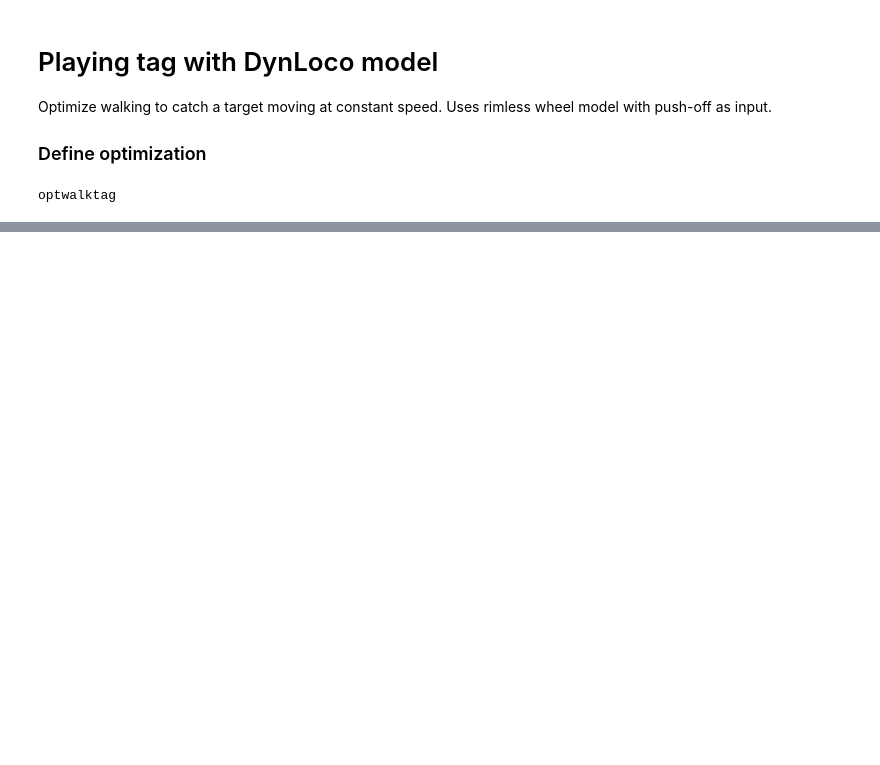
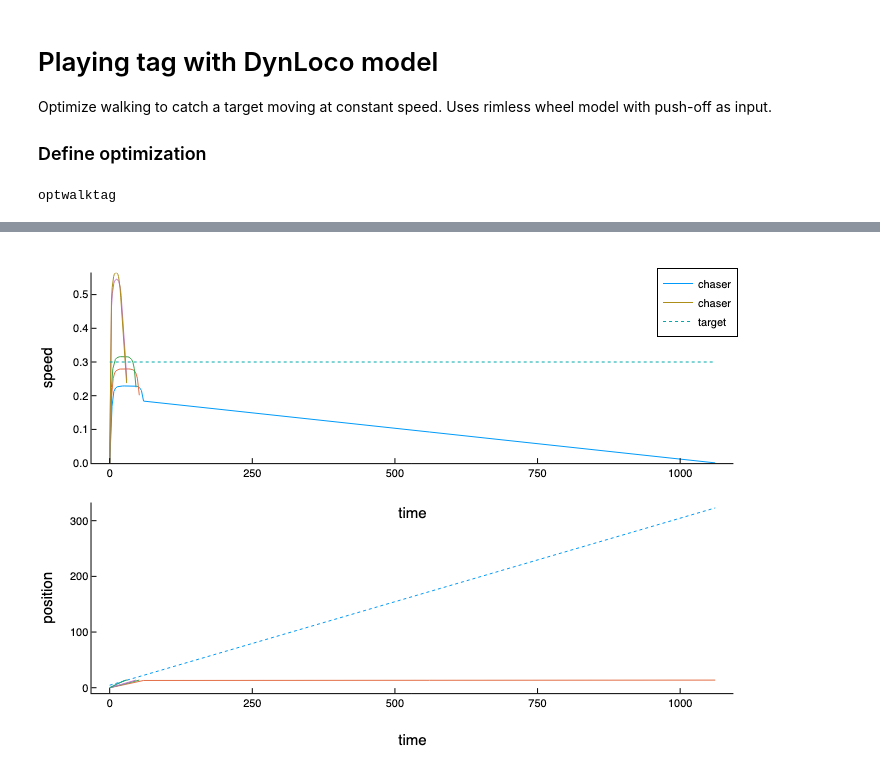
Before and after one commit to kuo-lab/DynLoco, a Jupyter notebook: src/playtag.ipynb, the cells around one changed output, grey strips where cells are left out. Cells and saved outputs as stored; diff of their text form; code cells hidden in the pictures; blank space fills up the shorter version.

```diff
--- a/src/playtag.ipynb
+++ b/src/playtag.ipynb
@@ -94,0 +146,22 @@ plot!(p[2], chasertimes, chaserposns,xlabel="time",ylabel="position")
+# %%
+wstar4 = findgait(WalkRW2l(α=0.35,safety=true), target=:speed=>0.5, varying=:P)
+ctimes = 0.002:0.002:0.01 # cost of time, to encourage hurrying
+cerror = 0.001#.000:0.005:0.02
+targetspeed = 0.3
+targetdist = 4.5
+results = [optwalktag2(wstar4, 20, ctime=ctime, cerror=cerror,targetspeed=targetspeed, targetdist=targetdist)
+    for ctime in ctimes]
+targetpos(t) = targetdist .+ targetspeed.*t
+p = plot(layout=(2,1))
+targettimes = [range(0, result.totaltime, length=50) for result in results]
+chasertimes = [cumsum([0;result.steps.tf]) for result in results] # accumulate step times
+chaserposns = [cumsum([0; result.steps.steplength]) for result in results] # how far chaser goes
+chaserspeeds = [[0; result.steps.speed] for result in results] # prepend 0 for start speed
+
+plot!(p[1], chasertimes, chaserspeeds,ylims=(0,Inf),xlabel="time",ylabel="speed",
+    label=["chaser" nothing nothing nothing])
+plot!(p[1], chasertimes[1][[1,end]],[targetspeed,targetspeed],linestyle=:dot,label="target")
+plot!(p[2], chasertimes[1], targetpos.(chasertimes[1]),label=nothing,linestyle=:dot)
+plot!(p[2], chasertimes, chaserposns,xlabel="time",ylabel="position",label=nothing)
+# %% [output]
+[figure, added]
```
Also changed, not shown: parts of 4 cells of this notebook.
